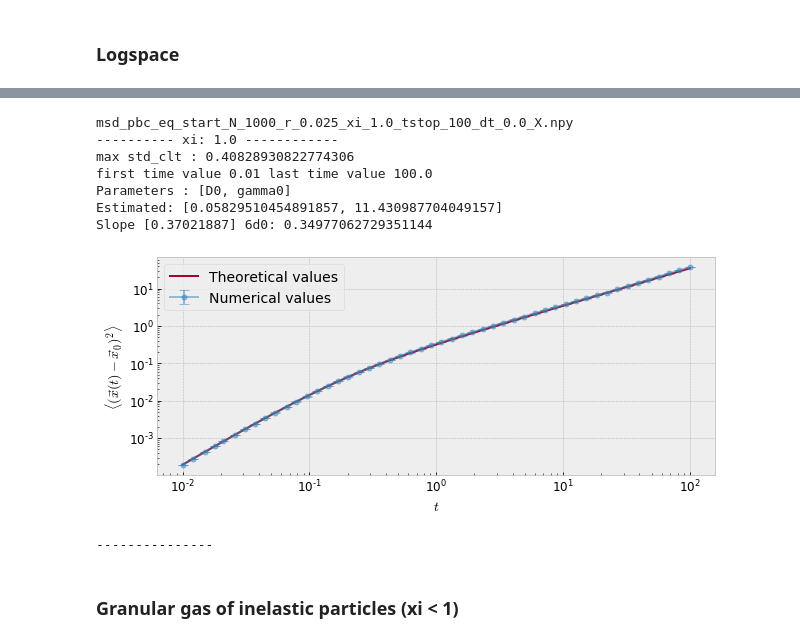
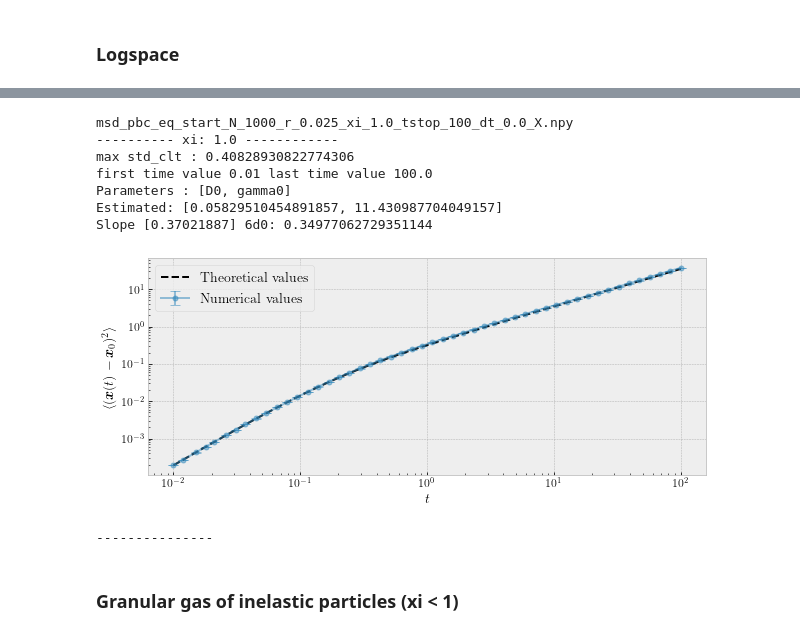
Before and after one commit to alekgjer/master_thesis, a Jupyter notebook: notebooks/Mean_square_displacement_3d.ipynb, the cells around one changed output, grey strips where cells are left out. Cells and saved outputs as stored; diff of their text form; code cells hidden in the pictures.

```diff
--- a/notebooks/Mean_square_displacement_3d.ipynb
+++ b/notebooks/Mean_square_displacement_3d.ipynb
@@ -28,6 +29,10 @@ plt.rcParams['font.size'] = 12
 plt.rcParams['lines.linewidth'] = 2.0
 plt.rcParams['lines.markersize'] = 8
 plt.rcParams['legend.fontsize'] = 14
+
+matplotlib.rc('font', **{'family': 'serif', 'serif': ['Computer Modern']})
+matplotlib.rc('text', usetex=True)
+matplotlib.rcParams['text.latex.preamble']=[r"\usepackage{amsmath} \usepackage{bm}"]
 # %% [markdown]
 ## Utility functions
 # %%
@@ -342,16 +260,17 @@ Slope [0.36382173] 6d0: 0.34977062729351144
 ---------------
 # %%
+timestep = 0.0
 tstop = 100
 plot_msd_logspace(N, xi, rad, tstop, timestep, 4, save_plot=True)
 # %% [output]
 msd_pbc_eq_start_N_1000_r_0.025_xi_1.0_tstop_100_dt_0.0_X.npy
 ---------- xi: 1.0 ------------
 max std_clt : 0.40828930822774306
 first time value 0.01 last time value 100.0
 Parameters : [D0, gamma0]
 Estimated: [0.05829510454891857, 11.430987704049157]
 Slope [0.37021887] 6d0: 0.34977062729351144
-[figure, old version]
+[figure, new version]
 ---------------
 # %% [markdown]
 ### Granular gas of inelastic particles (xi < 1)
```
Also changed, not shown: parts of 18 cells of this notebook, 7 other files.
